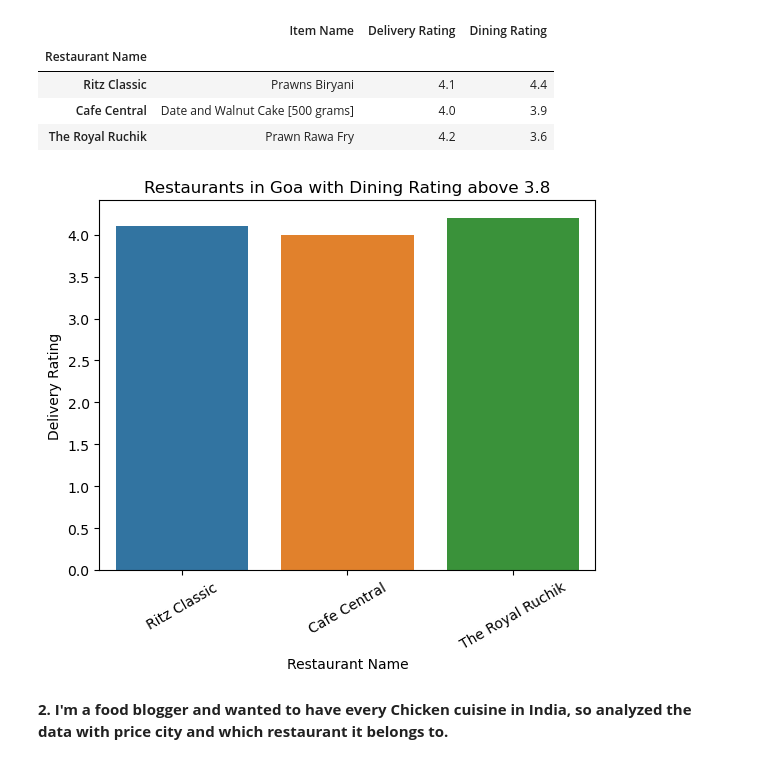
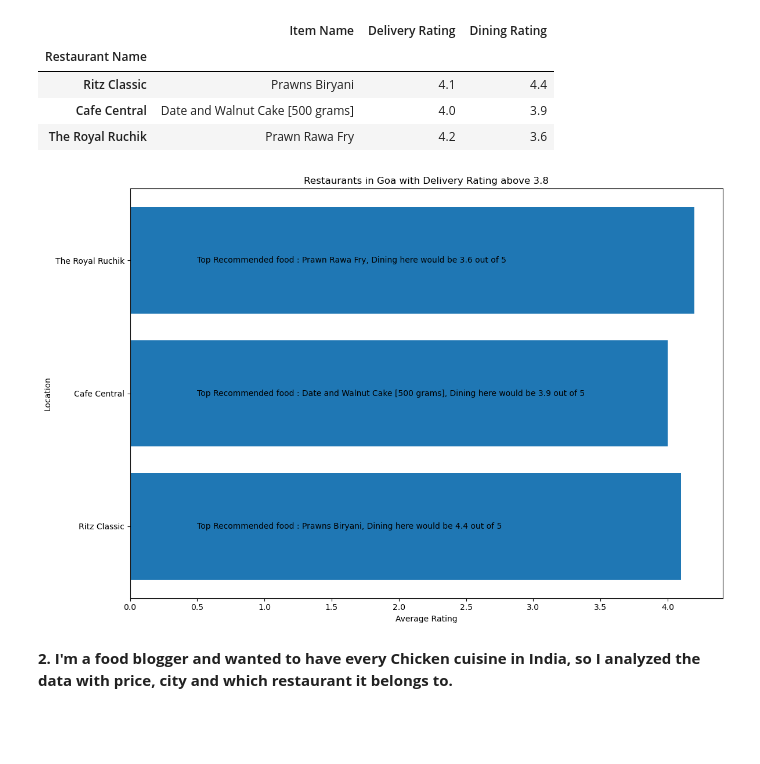
Before and after one commit to Daksh024/ZomatoDataAnalysis, a Jupyter notebook: Zomato_EDA.ipynb, the cells around one changed output. Cells and saved outputs as stored; diff of their text form; code cells hidden in the pictures; blank space fills up the shorter version.

```diff
--- a/Zomato_EDA.ipynb
+++ b/Zomato_EDA.ipynb
@@ -159,12 +159,27 @@ data
 | Ritz Classic | Prawns Biryani | 4.1 | 4.4 |
 | Cafe Central | Date and Walnut Cake [500 grams] | 4.0 | 3.9 |
 | The Royal Ruchik | Prawn Rawa Fry | 4.2 | 3.6 |
+# %%
+plt.figure(figsize=(12, 8))
+plt.barh(data.index, data["Delivery Rating"])
+
+# Add labels and title
+plt.xlabel('Average Rating')
+plt.ylabel('Location')
+plt.title('Restaurants in Goa with Delivery Rating above 3.8')
+
+# Add data labels to the bars
+for i, rating in enumerate(data["Item Name"]):
+    plt.text(0.5, i, "Top Recommended food : {}, Dining here would be {} out of 5".format(rating,data.iloc[i]["Dining Rating"]), va='center')
+
+plt.tight_layout()
+plt.show()
+# %% [output]
+[figure, added]
 # %%
-plot = sns.barplot(data,
-            x=data.index,
-            y="Delivery Rating")
-plot.set(title='Restaurants in Goa with Dining Rating above 3.8')
-plot = plot.set_xticklabels(plot.get_xticklabels(), rotation=30);
+# plot = sns.barplot(data,
+#             x=data.index,
+#             y="Delivery Rating")
+# plot.set(title='Restaurants in Goa with Dining Rating above 3.8')
+# plot = plot.set_xticklabels(plot.get_xticklabels(), rotation=30);
-# %% [output]
-[figure, removed]
 # %%
@@ -187,4 +214,4 @@ plot = plot.set_xticklabels(plot.get_xticklabels(), rotation=30);
 # plt.tight_layout()
 # plt.show()
 # %% [markdown]
-**2. I'm a food blogger and wanted to have every Chicken cuisine in India, so analyzed the data with price city and which restaurant it  belongs to.**
+**2. I'm a food blogger and wanted to have every Chicken cuisine in India, so I analyzed the data with price, city and which restaurant it  belongs to.**
```
Also changed, not shown: parts of 5 cells of this notebook.
